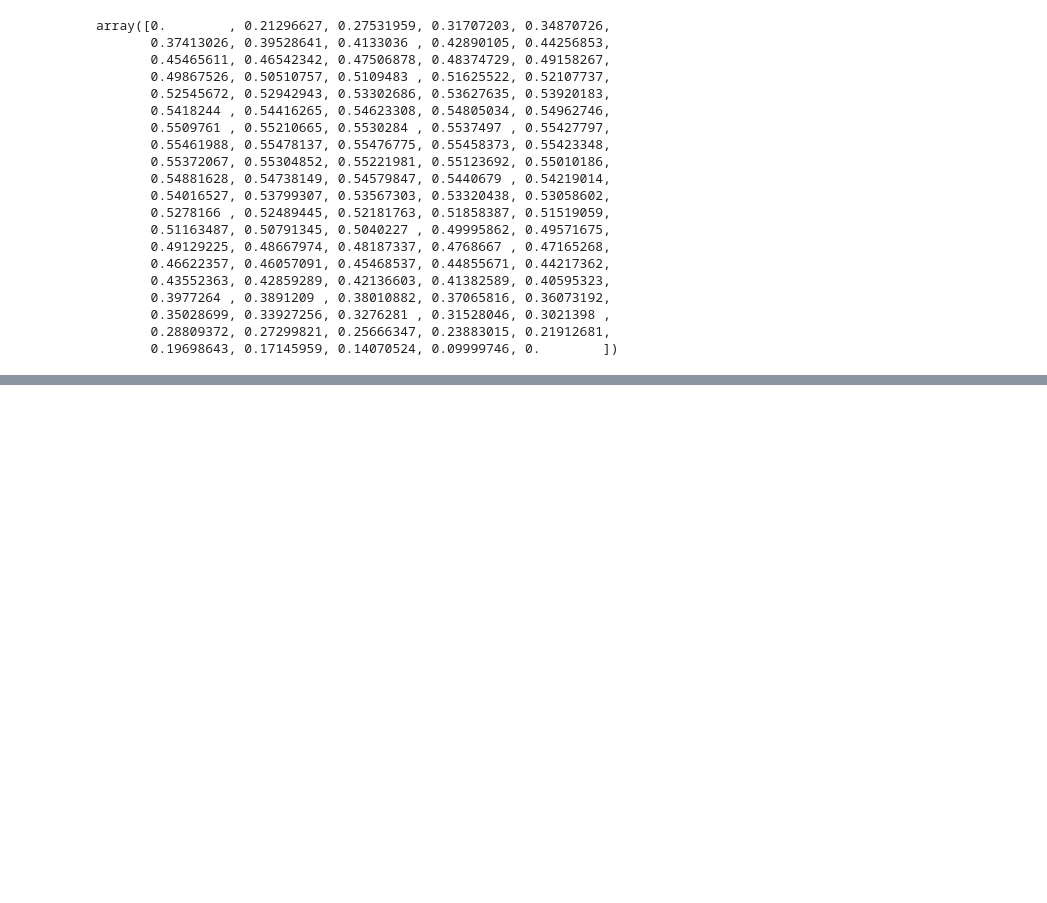
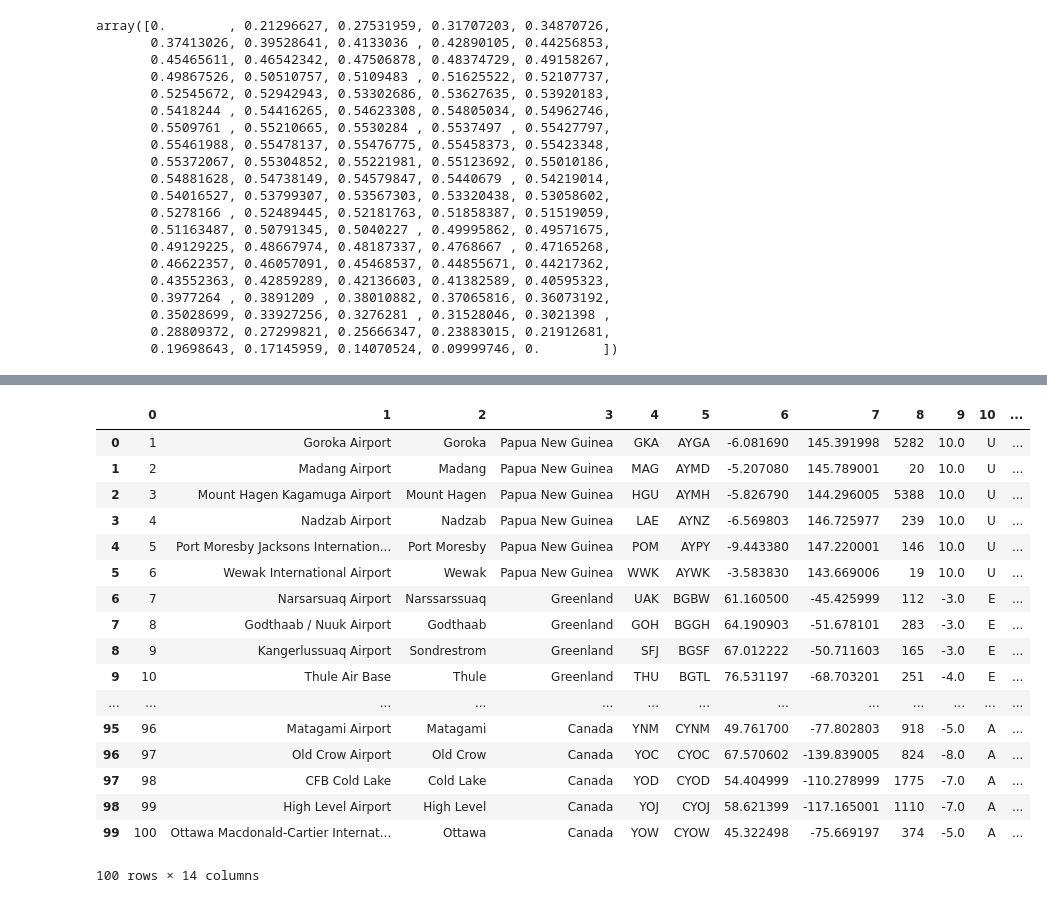
Before and after one commit to yumesaka/lecture_AI_20190306, a Jupyter notebook: notebook_test.ipynb, the cells around one changed output, grey strips where cells are left out. Saved outputs shown, nothing was run; the diff lists cells and outputs as text; code cells hidden in the pictures; blank space fills up the shorter version.

```diff
--- a/notebook_test.ipynb
+++ b/notebook_test.ipynb
@@ -113,0 +247,22 @@ plt.show()
+# %%
+data2 = pd.read_csv('./data/airdata.dat', header=None, nrows =100 )
+data2
+# %% [output]
+|  | 0 | 1 | 2 | 3 | 4 | 5 | 6 | 7 | 8 | 9 | 10 | ... |
+| 0 | 1 | Goroka Airport | Goroka | Papua New Guinea | GKA | AYGA | -6.081690 | 145.391998 | 5282 | 10.0 | U | ... |
+| 1 | 2 | Madang Airport | Madang | Papua New Guinea | MAG | AYMD | -5.207080 | 145.789001 | 20 | 10.0 | U | ... |
+| 2 | 3 | Mount Hagen Kagamuga Airport | Mount Hagen | Papua New Guinea | HGU | AYMH | -5.826790 | 144.296005 | 5388 | 10.0 | U | ... |
+| 3 | 4 | Nadzab Airport | Nadzab | Papua New Guinea | LAE | AYNZ | -6.569803 | 146.725977 | 239 | 10.0 | U | ... |
+| 4 | 5 | Port Moresby Jacksons Internation... | Port Moresby | Papua New Guinea | POM | AYPY | -9.443380 | 147.220001 | 146 | 10.0 | U | ... |
+| 5 | 6 | Wewak International Airport | Wewak | Papua New Guinea | WWK | AYWK | -3.583830 | 143.669006 | 19 | 10.0 | U | ... |
+| 6 | 7 | Narsarsuaq Airport | Narssarssuaq | Greenland | UAK | BGBW | 61.160500 | -45.425999 | 112 | -3.0 | E | ... |
+| 7 | 8 | Godthaab / Nuuk Airport | Godthaab | Greenland | GOH | BGGH | 64.190903 | -51.678101 | 283 | -3.0 | E | ... |
+| 8 | 9 | Kangerlussuaq Airport | Sondrestrom | Greenland | SFJ | BGSF | 67.012222 | -50.711603 | 165 | -3.0 | E | ... |
+| 9 | 10 | Thule Air Base | Thule | Greenland | THU | BGTL | 76.531197 | -68.703201 | 251 | -4.0 | E | ... |
+| ... | ... | ... | ... | ... | ... | ... | ... | ... | ... | ... | ... | ... |
+| 95 | 96 | Matagami Airport | Matagami | Canada | YNM | CYNM | 49.761700 | -77.802803 | 918 | -5.0 | A | ... |
+| 96 | 97 | Old Crow Airport | Old Crow | Canada | YOC | CYOC | 67.570602 | -139.839005 | 824 | -8.0 | A | ... |
+| 97 | 98 | CFB Cold Lake | Cold Lake | Canada | YOD | CYOD | 54.404999 | -110.278999 | 1775 | -7.0 | A | ... |
+| 98 | 99 | High Level Airport | High Level | Canada | YOJ | CYOJ | 58.621399 | -117.165001 | 1110 | -7.0 | A | ... |
+| 99 | 100 | Ottawa Macdonald-Cartier Internat... | Ottawa | Canada | YOW | CYOW | 45.322498 | -75.669197 | 374 | -5.0 | A | ... |
+100 rows × 14 columns
```
Also changed, not shown: parts of 18 cells of this notebook, 1 other file.
